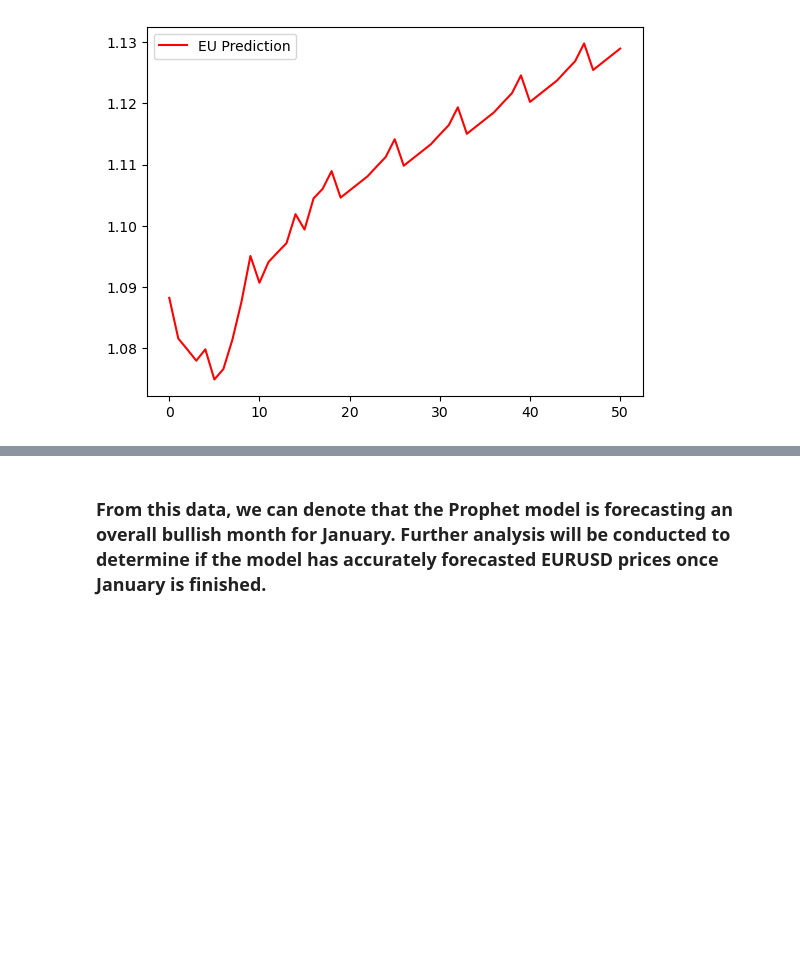
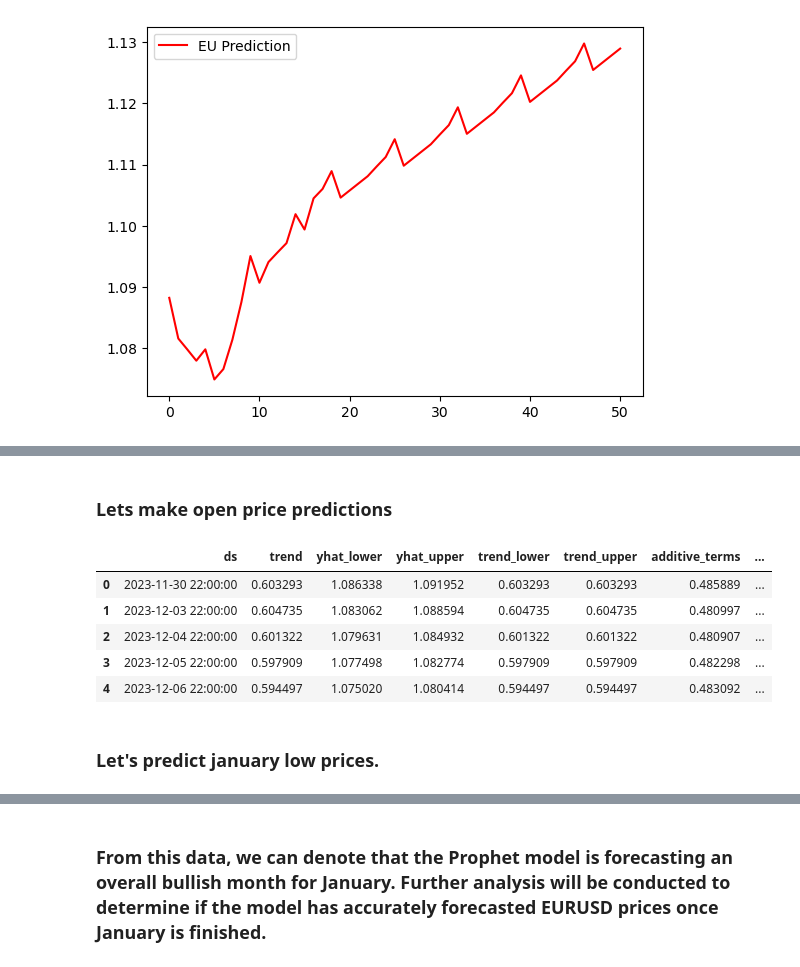
Before and after one commit to Antonio5k/EURUSD_forecast, a Jupyter notebook: forecast.ipynb, the cells around one changed output, grey strips where cells are left out. Saved outputs shown, nothing was run; the diff lists cells and outputs as text; code cells hidden in the pictures; blank space fills up the shorter version.

```diff
--- a/forecast.ipynb
+++ b/forecast.ipynb
@@ -195,0 +230,3 @@ plt.show()
+# %%
+decemeber_2023_prophet_open = decemeber_2023_prophet_open.rename(columns={'time': 'ds', 'o': 'y'})
+decemeber_2023_prophet_open.head()
@@ -195,0 +242,4 @@ plt.show()
+# %%
+model = Prophet()
+# %%
+model.fit(decemeber_2023_prophet_open)
@@ -195,0 +252,3 @@ plt.show()
+# %%
+jan_open = model.make_future_dataframe(periods=31, freq="D")
+jan_open.head()
@@ -195,0 +262,14 @@ plt.show()
+# %% [markdown]
+### Lets make open price predictions
+# %%
+jan_open_prices = model.predict(jan_open)
+jan_open_prices.head()
+# %% [output]
+|  | ds | trend | yhat_lower | yhat_upper | trend_lower | trend_upper | additive_terms | ... |
+| 0 | 2023-11-30 22:00:00 | 0.603293 | 1.086338 | 1.091952 | 0.603293 | 0.603293 | 0.485889 | ... |
+| 1 | 2023-12-03 22:00:00 | 0.604735 | 1.083062 | 1.088594 | 0.604735 | 0.604735 | 0.480997 | ... |
+| 2 | 2023-12-04 22:00:00 | 0.601322 | 1.079631 | 1.084932 | 0.601322 | 0.601322 | 0.480907 | ... |
+| 3 | 2023-12-05 22:00:00 | 0.597909 | 1.077498 | 1.082774 | 0.597909 | 0.597909 | 0.482298 | ... |
+| 4 | 2023-12-06 22:00:00 | 0.594497 | 1.075020 | 1.080414 | 0.594497 | 0.594497 | 0.483092 | ... |
+# %% [markdown]
+### Let's predict january low prices.
```
Also changed, not shown: parts of 32 cells of this notebook.
